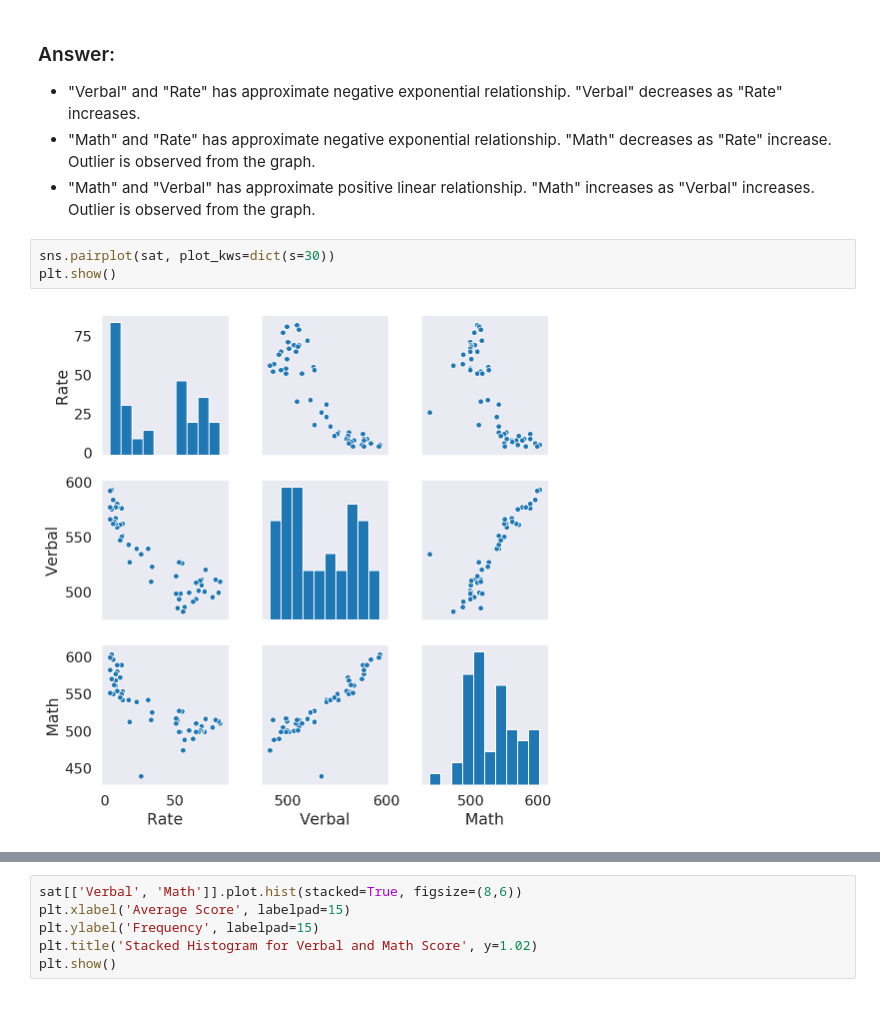
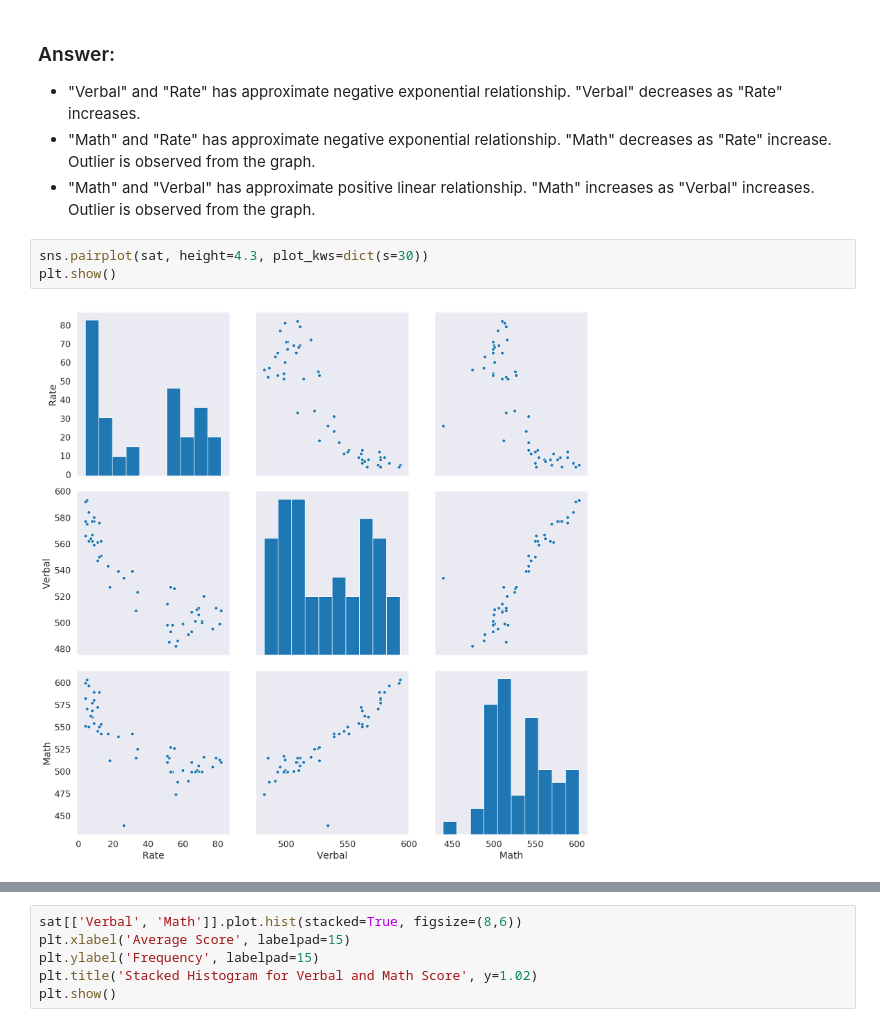
Before and after one commit to ppeyliang/EDA, a Jupyter notebook: eda.ipynb, the cells around one changed output, grey strips where cells are left out. Cells and saved outputs as stored; diff of their text form.

```diff
--- a/eda.ipynb
+++ b/eda.ipynb
@@ -225,10 +225,10 @@ Explain what the visualization tells you about your data.
 - "Math" and "Rate" has approximate negative exponential relationship. "Math" decreases as "Rate" increase. Outlier is observed from the graph.
 - "Math" and "Verbal" has approximate positive linear relationship. "Math" increases as "Verbal" increases. Outlier is observed from the graph.
 # %%
-sns.pairplot(sat, plot_kws=dict(s=30))
+sns.pairplot(sat, height=4.3, plot_kws=dict(s=30))
 plt.show()
 # %% [output]
-[figure, old version]
+[figure, new version]
 # %% [markdown]
 <img src="http://imgur.com/l5NasQj.png" style="float: left; margin: 25px 15px 0px 0px; height: 25px">
 
```
Also changed, not shown: parts of 2 cells of this notebook.
